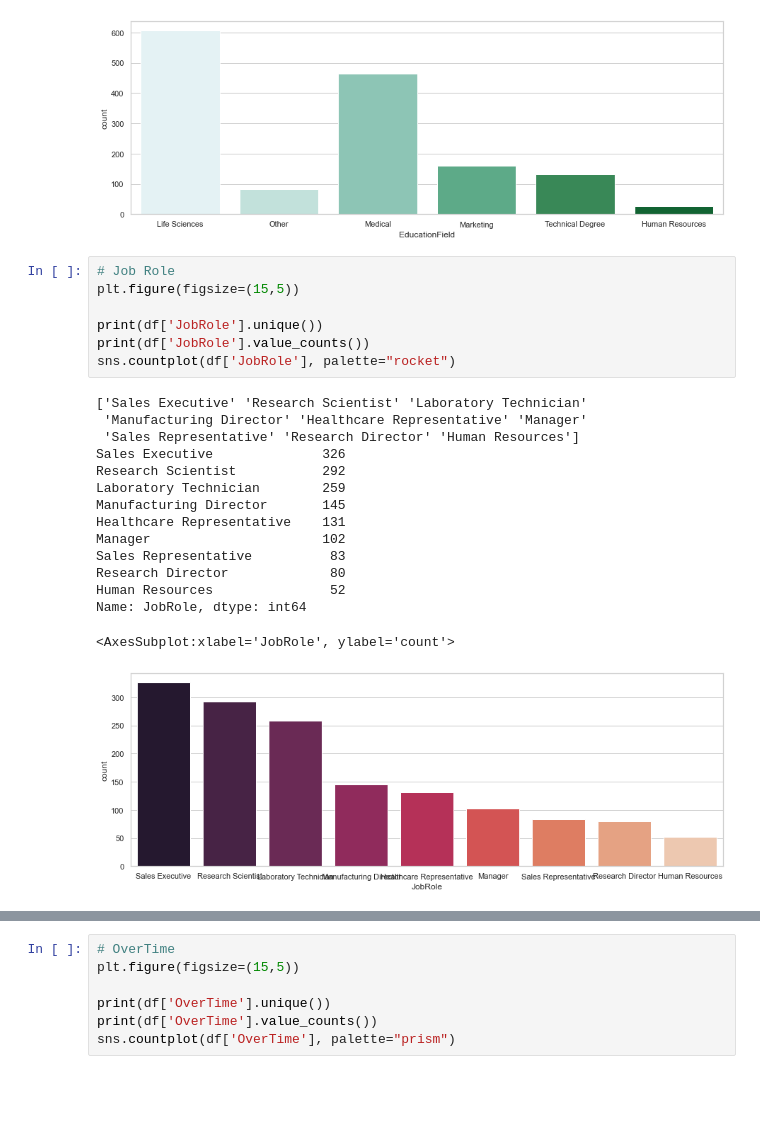
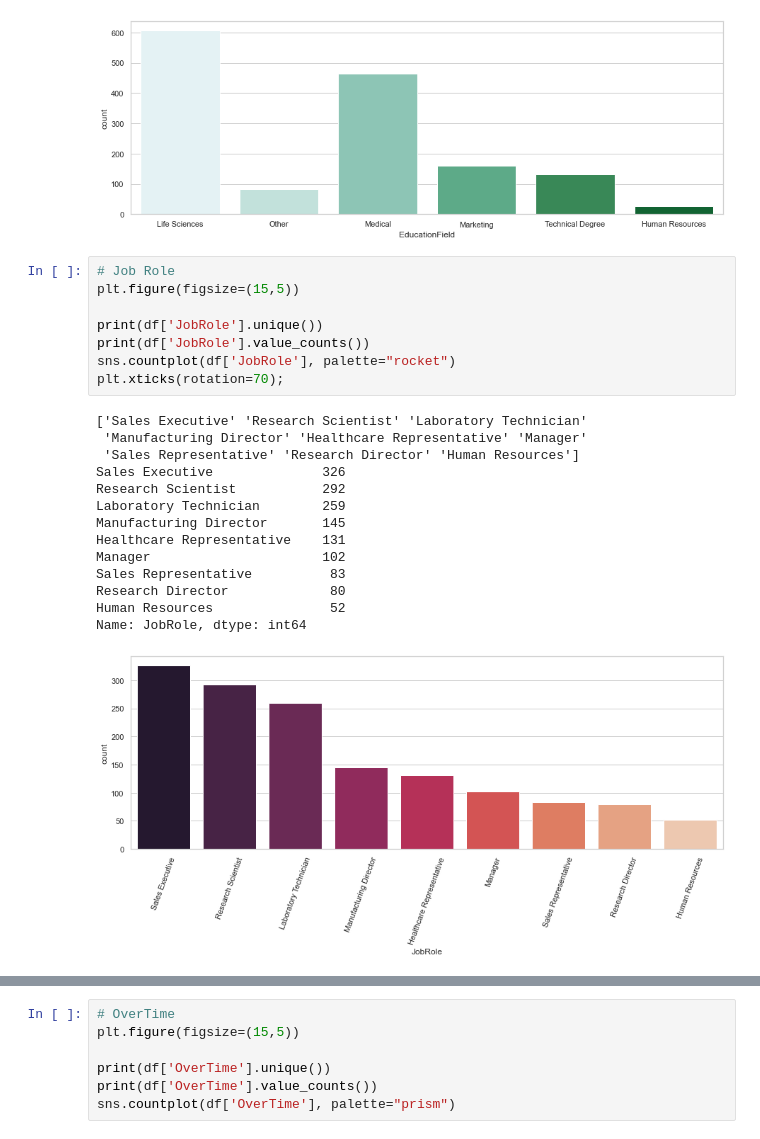
Before and after one commit to imprits/Evaluation-Projects, a Jupyter notebook: EVP 2) - HR Analytics Project- Understanding the Attrition in HR.ipynb, the cells around one changed output, grey strips where cells are left out. Saved outputs shown, nothing was run; the diff lists cells and outputs as text; blank space fills up the shorter version.

```diff
--- a/EVP 2) - HR Analytics Project- Understanding the Attrition in HR.ipynb
+++ b/EVP 2) - HR Analytics Project- Understanding the Attrition in HR.ipynb
@@ -267,24 +267,24 @@ Name: EducationField, dtype: int64
 # %%
 # Job Role
 plt.figure(figsize=(15,5))
 
 print(df['JobRole'].unique())
 print(df['JobRole'].value_counts())
 sns.countplot(df['JobRole'], palette="rocket")
+plt.xticks(rotation=70);
 # %% [output]
 ['Sales Executive' 'Research Scientist' 'Laboratory Technician'
  'Manufacturing Director' 'Healthcare Representative' 'Manager'
  'Sales Representative' 'Research Director' 'Human Resources']
 Sales Executive              326
 Research Scientist           292
 Laboratory Technician        259
 Manufacturing Director       145
 Healthcare Representative    131
 Manager                      102
 Sales Representative          83
 Research Director             80
 Human Resources               52
 Name: JobRole, dtype: int64
-<AxesSubplot:xlabel='JobRole', ylabel='count'>
-[figure, old version]
+[figure, new version]
 # %%
```
Also changed, not shown: parts of 21 cells of this notebook.
